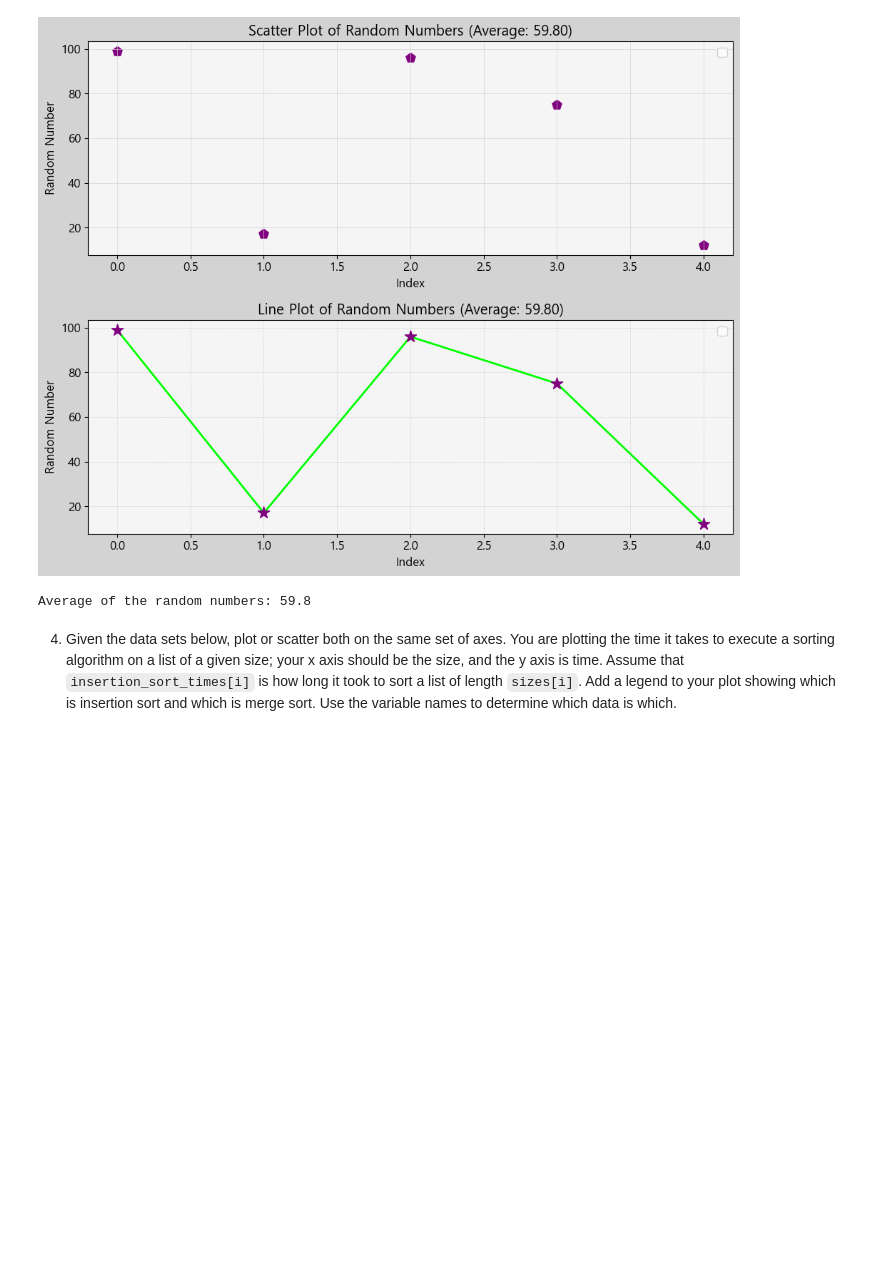
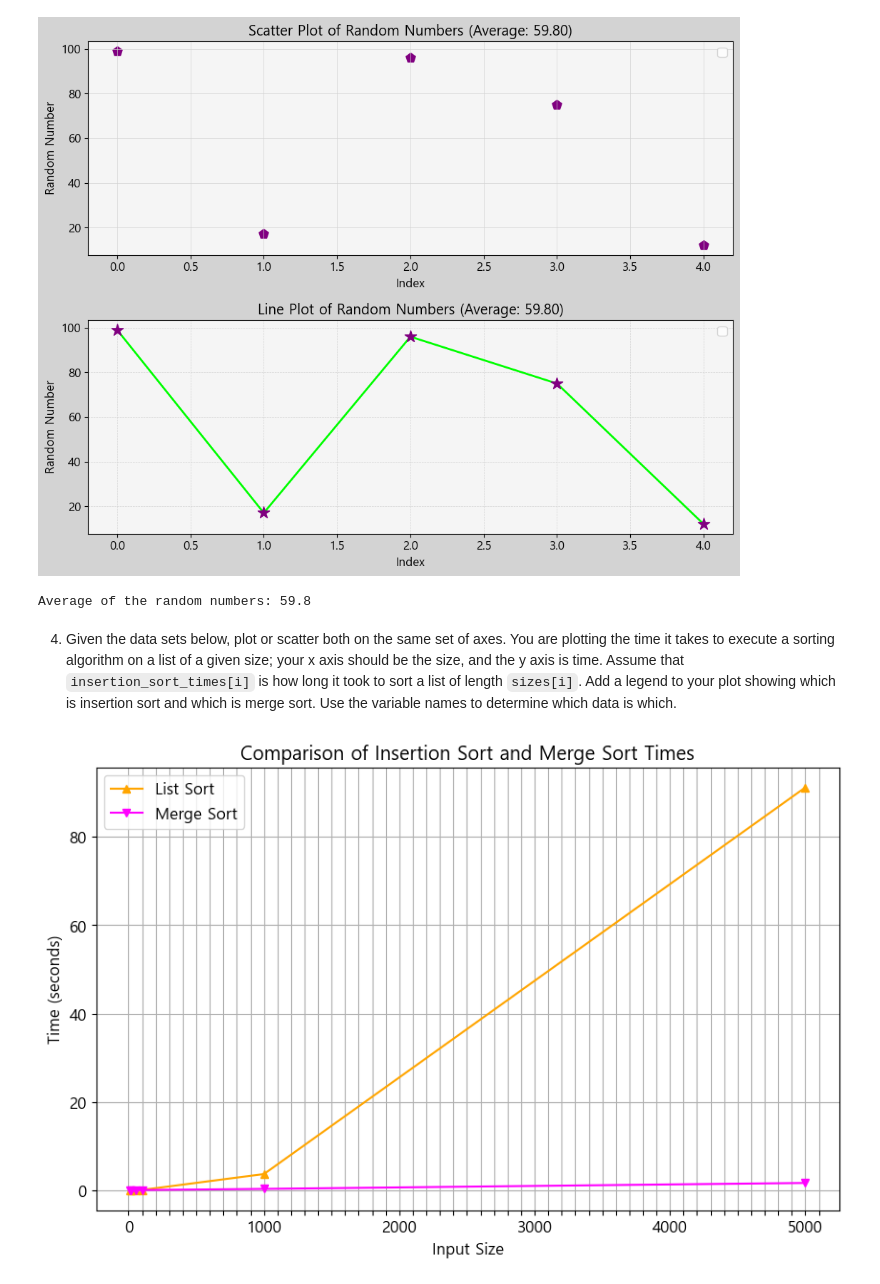
Before and after one commit to MoStrick/pyplot_strickland, a Jupyter notebook: pyplot.ipynb, the cells around one changed output. Saved outputs shown, nothing was run; the diff lists cells and outputs as text; code cells hidden in the pictures; blank space fills up the shorter version.

```diff
--- a/pyplot.ipynb
+++ b/pyplot.ipynb
@@ -229,0 +226,45 @@ merge_sort_times = [0.00161889999999687, 0.003635600000009731, 0.009065500000005
+# %%
+sizes = [10, 20, 50, 100, 1000, 5000]
+insertion_sort_times = [0.0010252999999999998, 0.0027026999999999954, 0.010147200000000002, 0.0381137, 3.6303399, 91.2180796]
+merge_sort_times = [0.00161889999999687, 0.003635600000009731, 0.0090655000000055, 0.020108000000007564, 0.2687474000000094, 1.6147050999999948]
+
+import matplotlib.pyplot as plt
+
+# Data for plot
+sizes = [10, 20, 50, 100, 1000, 5000]
+insertion_sort_times = [0.0010252999999999998, 0.0027026999999999954, 0.010147200000000002, 0.0381137, 3.6303399, 91.2180796]
+merge_sort_times = [0.00161889999999687, 0.003635600000009731, 0.0090655000000055, 0.020108000000007564, 0.2687474000000094, 1.6147050999999948]
+
+# Create a plot with both data sets
+plt.figure(figsize=(10, 6))
+
+# Plot insertion sort times
+plt.plot(sizes, insertion_sort_times, label='List Sort', marker='^', color='orange')
+
+# Plot merge sort times
+plt.plot(sizes, merge_sort_times, label='Merge Sort', marker='v', color='magenta')
+
+# Label the axes
+plt.xlabel('Input Size')
+plt.ylabel('Time (seconds)')
+
+# Set custom x-ticks
+plt.xticks(range(0, 5200, 100))  # Sets ticks from 0 to 5000 at intervals of 100
+# Customize tick labels to show every 1000
+ax = plt.gca()  # Get the current axis
+ax.set_xticklabels([str(i) if i % 1000 == 0 else '' for i in range(0, 5200, 100)])
+
+
+# Add a title
+plt.title('Comparison of Insertion Sort and Merge Sort Times')
+
+# Add a legend to indicate which line represents which sorting algorithm
+plt.legend()
+
+# Show a grid for readability
+plt.grid(True)
+
+# Display the plot
+plt.show()
+# %% [output]
+[figure, added]
```
Also changed, not shown: parts of 1 cell of this notebook.
